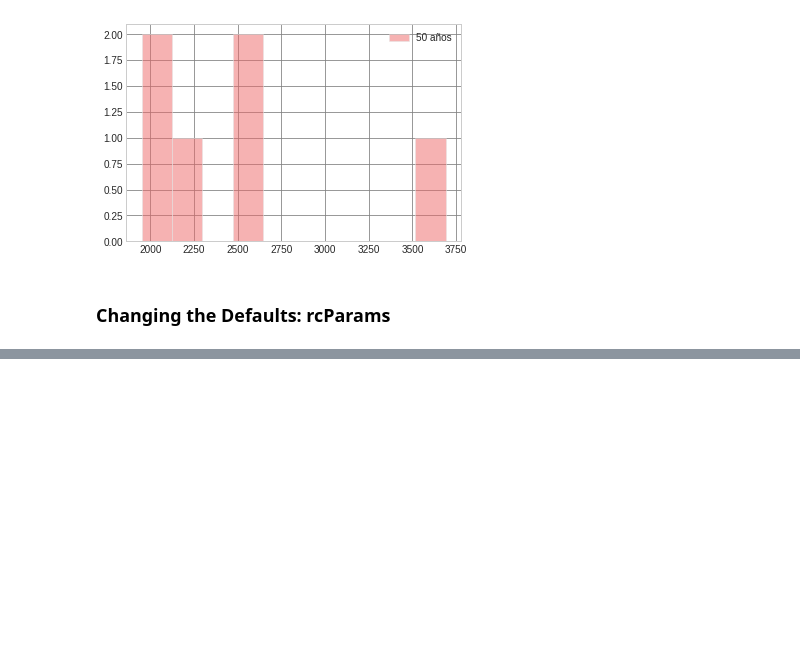
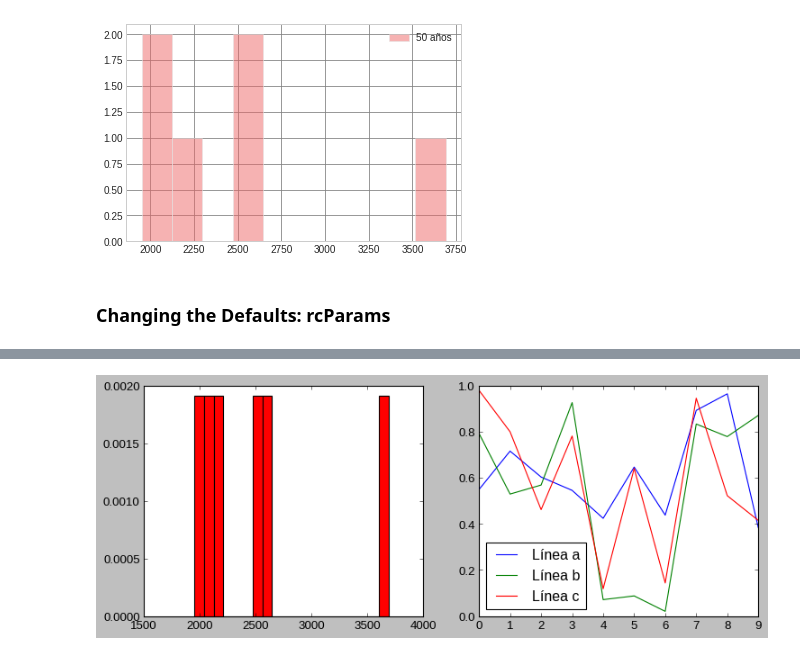
Before and after one commit to DCIDA2019/da2019-MIMIMUSTAINE, a Jupyter notebook: Semana3/Tarea/Tarea.ipynb, the cells around one changed output, grey strips where cells are left out. Cells and saved outputs as stored; diff of their text form; code cells hidden in the pictures; blank space fills up the shorter version.

```diff
--- a/Semana3/Tarea/Tarea.ipynb
+++ b/Semana3/Tarea/Tarea.ipynb
@@ -629,0 +686,6 @@ ax.legend()
+# %%
+#----------_classic_test----------
+with plt.style.context('_classic_test'):
+    HyL()
+# %% [output]
+[figure, added]
```
Also changed, not shown: parts of 40 cells of this notebook.
